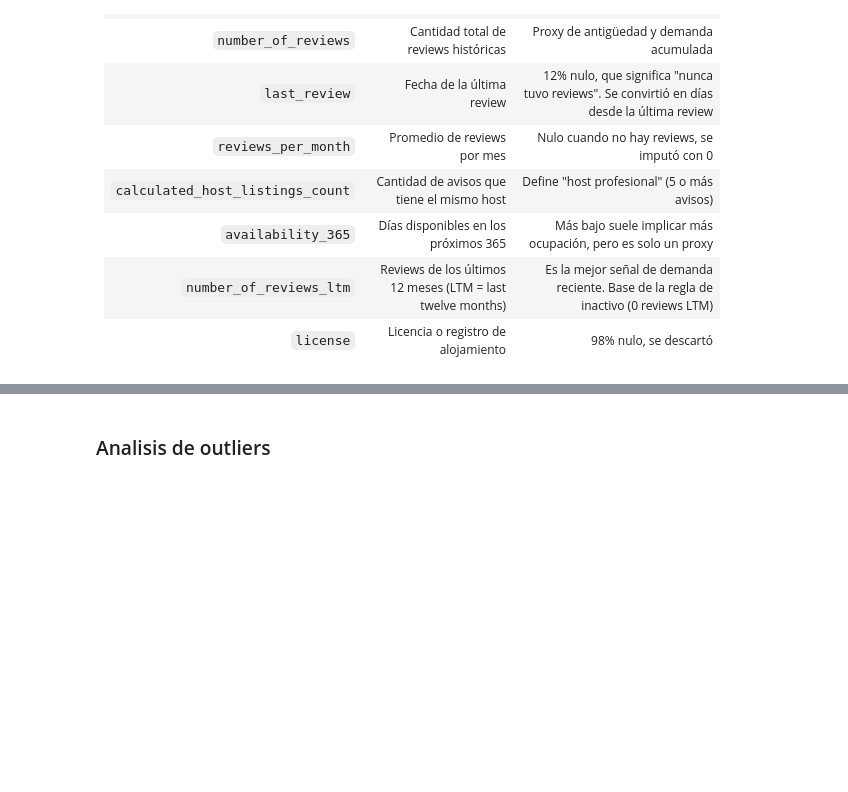
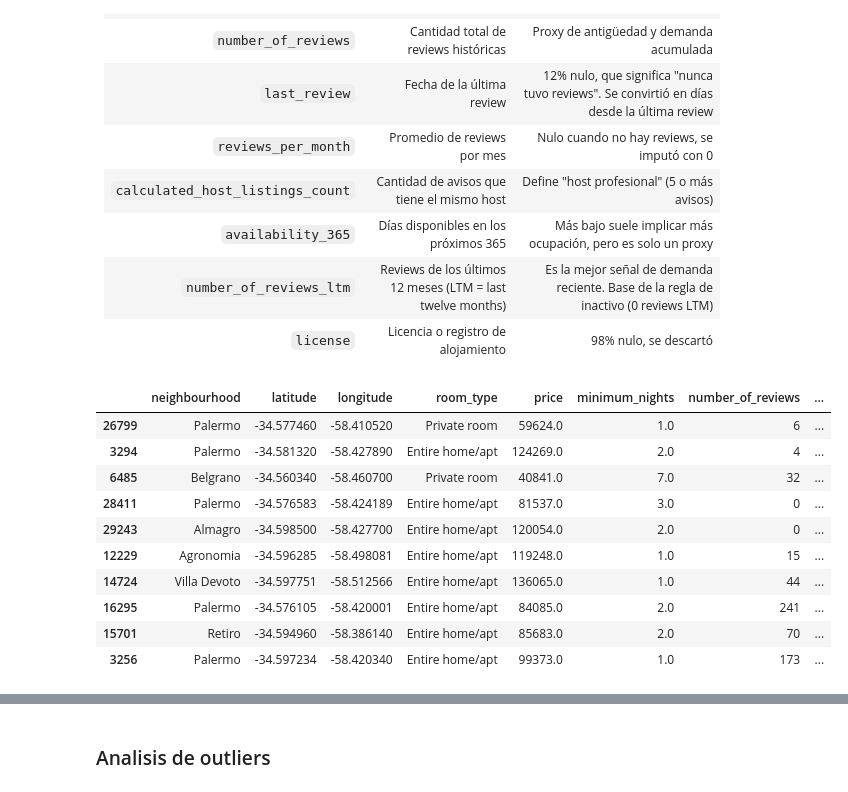
Before and after one commit to Andru-1987/data_science_ii_96085, a Jupyter notebook: 14_semana/clase_teorica/ML_Semana_14.ipynb, the cells around one changed output, grey strips where cells are left out. Cells and saved outputs as stored; diff of their text form; code cells hidden in the pictures; blank space fills up the shorter version.

```diff
--- a/14_semana/clase_teorica/ML_Semana_14.ipynb
+++ b/14_semana/clase_teorica/ML_Semana_14.ipynb
@@ -48,10 +48,24 @@ from sklearn.metrics import mean_squared_error, mean_absolute_error, r2_score
 url:str = "https://raw.githubusercontent.com/Andru-1987/csv_files_ds/refs/heads/main/buenos_aires.csv"
 target:str = 'price'
 RANDOM_STATE=42
-
 
 # Carga y limpieza básica inicial (drop target NaN)
 df = pd.read_csv(url)
 df = df.drop(columns=['id', 'name', 'host_id', 'host_profile_id', 'host_name', 'neighbourhood_group', 'license'])
 df = df.drop_duplicates()
 df = df.dropna(subset=[target]) # El target debe estar disponible
+pd.set_option('display.float_format', '{:.2f}'.format)
+# %%
+df.sample(10)
+# %% [output]
+|  | neighbourhood | latitude | longitude | room_type | price | minimum_nights | number_of_reviews | ... |
+| 26799 | Palermo | -34.577460 | -58.410520 | Private room | 59624.0 | 1.0 | 6 | ... |
+| 3294 | Palermo | -34.581320 | -58.427890 | Entire home/apt | 124269.0 | 2.0 | 4 | ... |
+| 6485 | Belgrano | -34.560340 | -58.460700 | Private room | 40841.0 | 7.0 | 32 | ... |
+| 28411 | Palermo | -34.576583 | -58.424189 | Entire home/apt | 81537.0 | 3.0 | 0 | ... |
+| 29243 | Almagro | -34.598500 | -58.427700 | Entire home/apt | 120054.0 | 2.0 | 0 | ... |
+| 12229 | Agronomia | -34.596285 | -58.498081 | Entire home/apt | 119248.0 | 1.0 | 15 | ... |
+| 14724 | Villa Devoto | -34.597751 | -58.512566 | Entire home/apt | 136065.0 | 1.0 | 44 | ... |
+| 16295 | Palermo | -34.576105 | -58.420001 | Entire home/apt | 84085.0 | 2.0 | 241 | ... |
+| 15701 | Retiro | -34.594960 | -58.386140 | Entire home/apt | 85683.0 | 2.0 | 70 | ... |
+| 3256 | Palermo | -34.597234 | -58.420340 | Entire home/apt | 99373.0 | 1.0 | 173 | ... |
```
Also changed, not shown: parts of 16 cells of this notebook.
